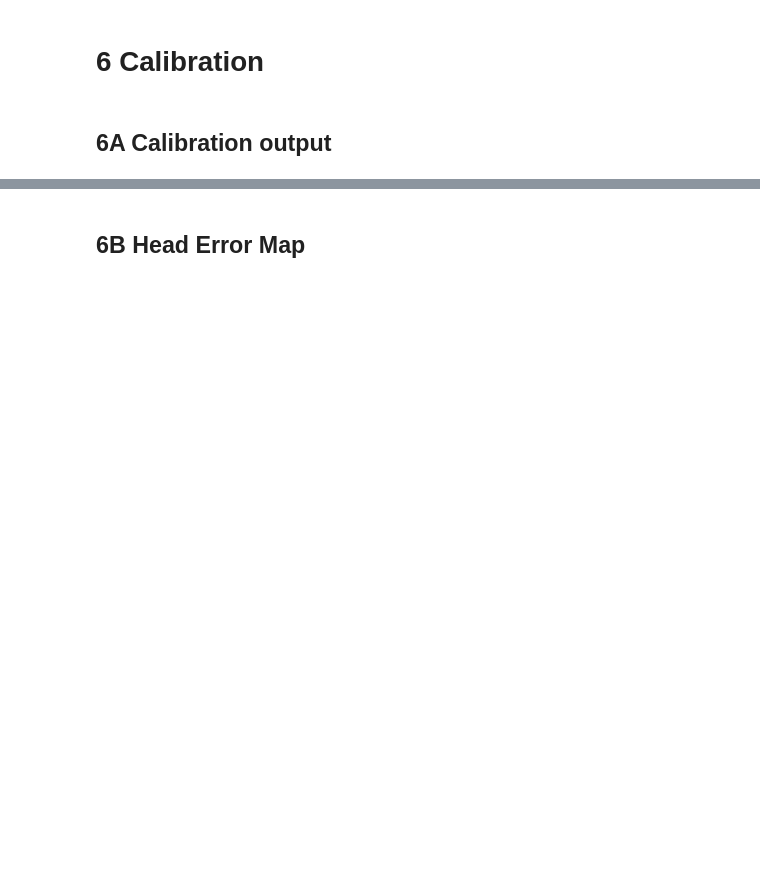
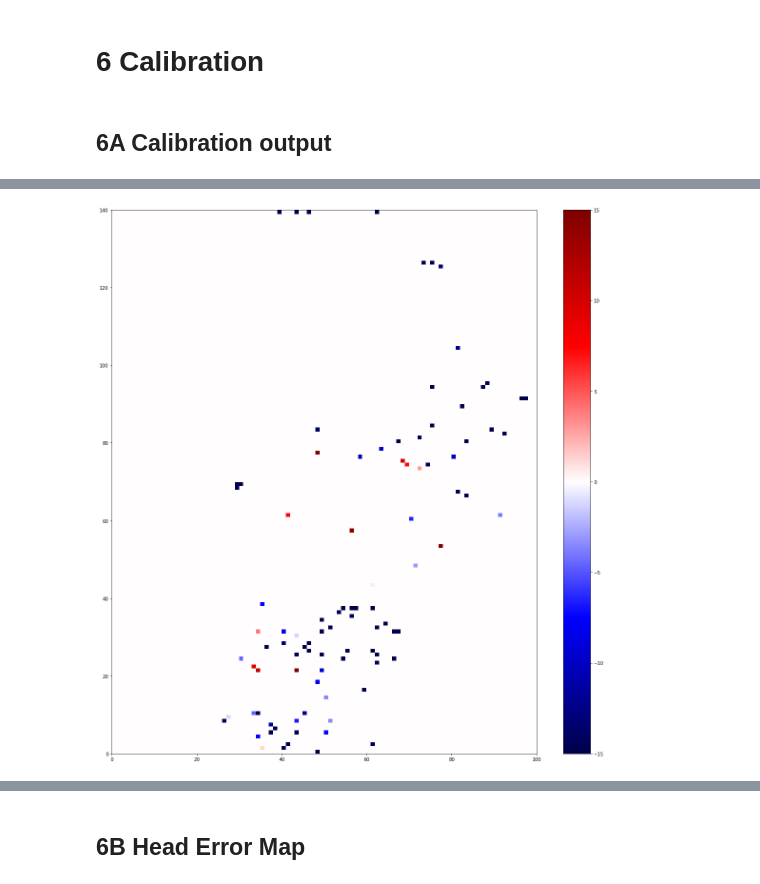
Before and after one commit to dbabrams/ShallowDolomite_Group, a Jupyter notebook: Summer2020_Model/WillCounty_Summer2020.ipynb, the cells around one changed output, grey strips where cells are left out. Saved outputs shown, nothing was run; the diff lists cells and outputs as text; code cells hidden in the pictures; blank space fills up the shorter version.

```diff
--- a/Summer2020_Model/WillCounty_Summer2020.ipynb
+++ b/Summer2020_Model/WillCounty_Summer2020.ipynb
@@ -849,3 +865,30 @@ Mean Absolute Error: 14.500150314857219
+# %%
+matrix = np.zeros((nrow,ncol))
+
+error = pumping_ob['error']
+
+x = pumping_ob['row']
+y = pumping_ob['col']
+
+#matrix[x.values[0]-1, y.values[0]-1] = error.values[0]
+#matrix[x.values[1]-1, y.values[1]-1] = error.values[1]
+
+for i in range(0,102):
+    matrix[x.values[i]-1, y.values[i]-1] = error.values[i]
+
+
+
+fig = plt.figure(figsize=(20, 21))
+cset = plt.pcolor(matrix, cmap='seismic')
+plt.clim(-15, 15)
+
+
+#This line generates the colorbar
+fig.colorbar(cset)
+
+plt.show()
+# %% [output]
+[figure, added]
 # %%
 pumping_ob
 # %% [output]
```
Also changed, not shown: parts of 22 cells of this notebook.
